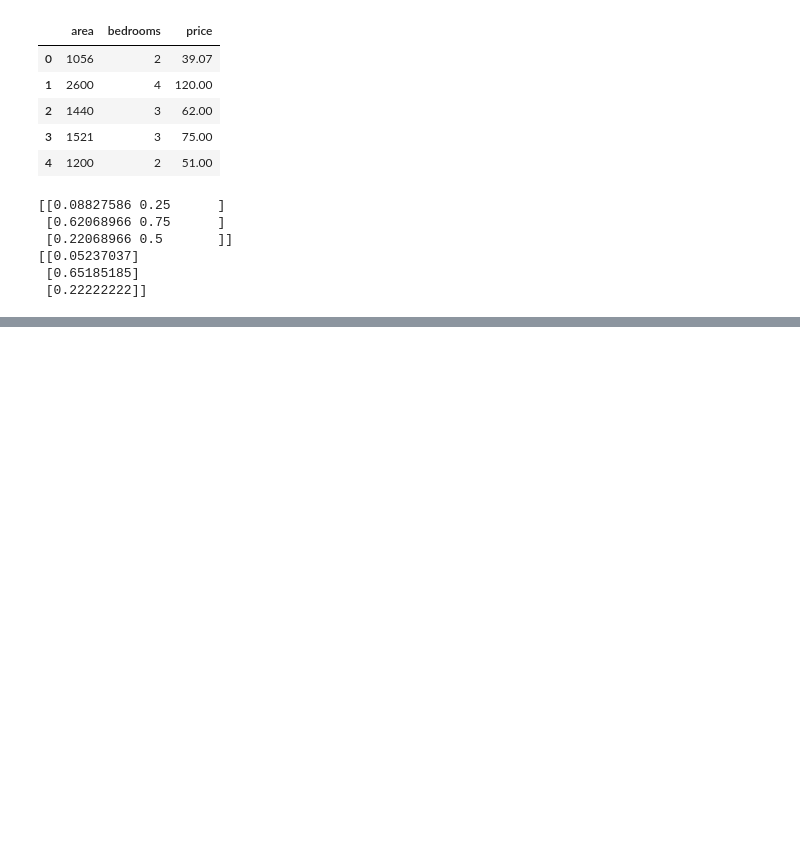
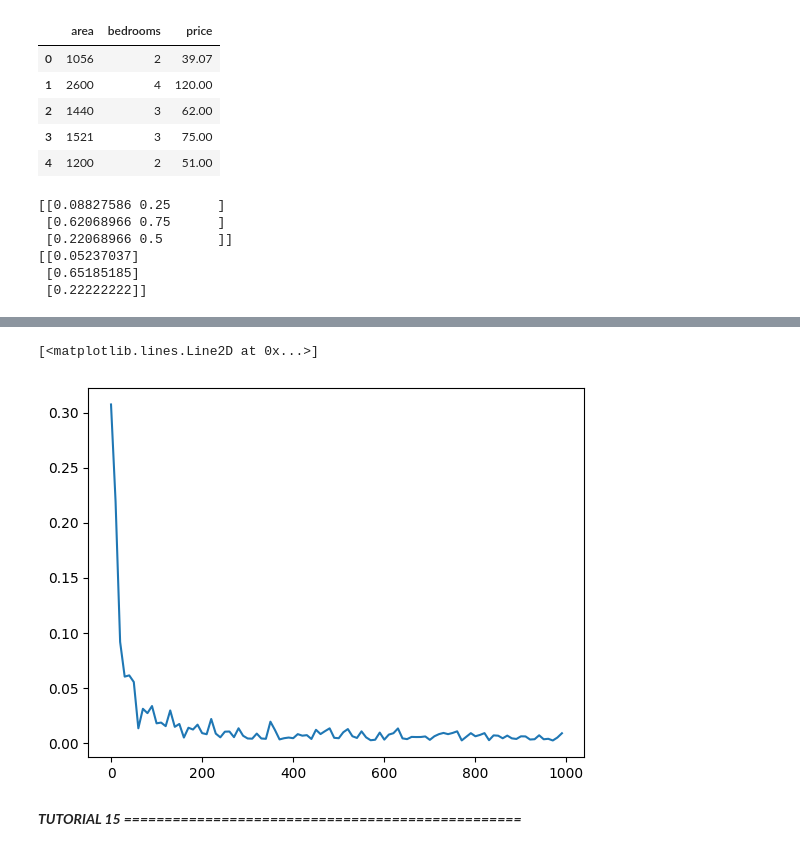
Before and after one commit to nickmirunsw/py-learning, a Jupyter notebook: tensorflow/tfnm.ipynb, the cells around one changed output, grey strips where cells are left out. Drawn from its saved outputs; the diff is of its cells as text; code cells hidden in the pictures; blank space fills up the shorter version.

```diff
--- a/tensorflow/tfnm.ipynb
+++ b/tensorflow/tfnm.ipynb
@@ -698,0 +771,40 @@ batch_gradient_descent(scaled_x, scaled_y.reshape(scaled_y.shape[0]), epochs = 5
+# %%
+def mini_batch_gradient_descent(X, y_true, epochs, learning_rate=0.01):
+    number_of_features = X.shape[1]
+    total_samples = X.shape[0]
+    batch_size = round(total_samples / 3)
+
+    w = np.ones(shape=(number_of_features))
+    b = 0
+    loss_list = []
+    epoch_list = []
+
+    for i in range(epochs):
+        random_index = np.random.choice(total_samples, batch_size, replace=False)
+        X_batch = X[random_index]
+        y_batch = y_true[random_index]
+
+        y_predicted = np.dot(X_batch, w) + b
+
+        w_grad = (2/batch_size) * X_batch.T.dot(y_predicted - y_batch)
+        b_grad = (2/batch_size) * np.sum(y_predicted - y_batch)
+
+        w = w - learning_rate * w_grad
+        b = b - learning_rate * b_grad
+
+        loss = mse(y_predicted, y_batch)
+
+        if i % 10 == 0:
+            loss_list.append(loss)
+            epoch_list.append(i)
+
+    return w, b, loss, loss_list, epoch_list
+# %%
+weights, bias, loss, yy, xx = mini_batch_gradient_descent(scaled_x, scaled_y.reshape(scaled_y.shape[0]), epochs=1000, learning_rate=0.01)
+# %%
+plt.plot(xx, yy)
+# %% [output]
+[<matplotlib.lines.Line2D at 0x...>]
+[figure, added]
+# %% [markdown]
+***TUTORIAL 15 =================================================***
```
Also changed, not shown: parts of 17 cells of this notebook.
